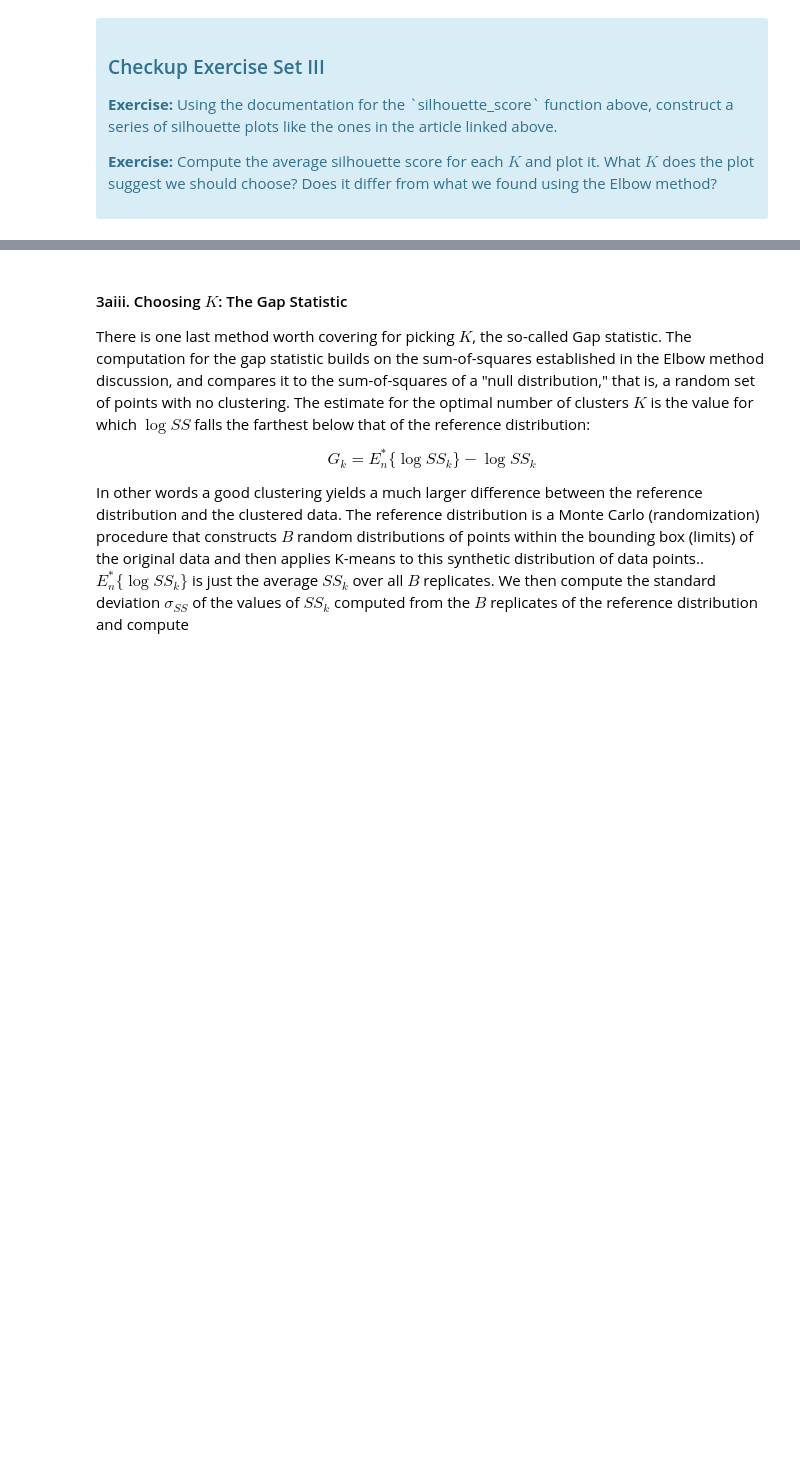
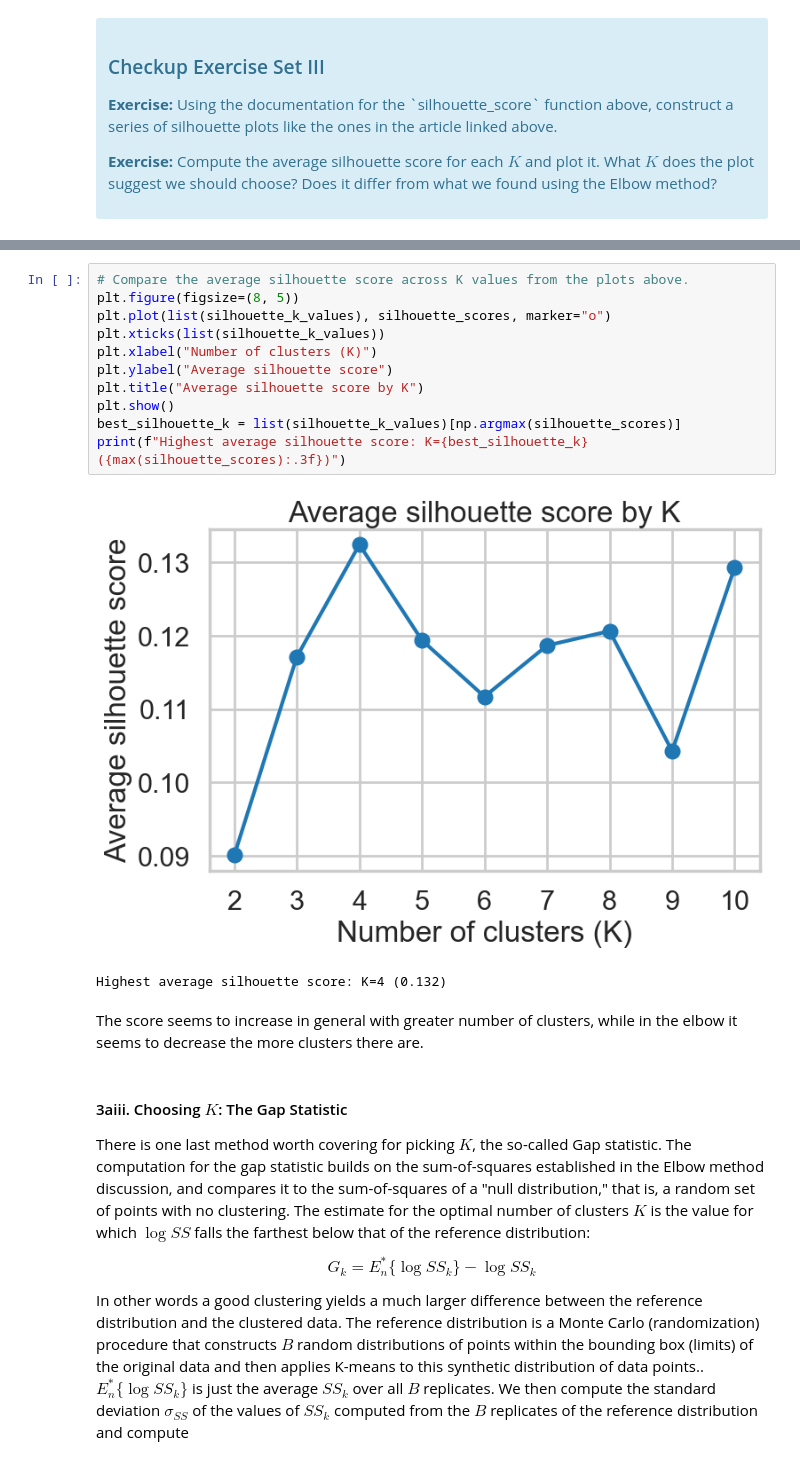
Before and after one commit to BruSalSprouts/Clustering_Case_Study_updated_10_15_2020, a Jupyter notebook: Clustering Case Study - Customer Segmentation with K-Means - Tier 3.ipynb, the cells around one changed output, grey strips where cells are left out. Cells and saved outputs as stored; diff of their text form; blank space fills up the shorter version.

```diff
--- a/Clustering Case Study - Customer Segmentation with K-Means - Tier 3.ipynb
+++ b/Clustering Case Study - Customer Segmentation with K-Means - Tier 3.ipynb
@@ -189,3 +262,19 @@ Source: http://www.stat.berkeley.edu/~spector/s133/Clus.html
+# %%
+# Compare the average silhouette score across K values from the plots above.
+plt.figure(figsize=(8, 5))
+plt.plot(list(silhouette_k_values), silhouette_scores, marker="o")
+plt.xticks(list(silhouette_k_values))
+plt.xlabel("Number of clusters (K)")
+plt.ylabel("Average silhouette score")
+plt.title("Average silhouette score by K")
+plt.show()
+best_silhouette_k = list(silhouette_k_values)[np.argmax(silhouette_scores)]
+print(f"Highest average silhouette score: K={best_silhouette_k} ({max(silhouette_scores):.3f})")
+# %% [output]
+[figure, added]
+Highest average silhouette score: K=4 (0.132)
+# %% [markdown]
+The score seems to increase in general with greater number of clusters, while in the elbow it seems to decrease the more clusters there are.
 # %% [markdown]
 #### 3aiii.  Choosing $K$: The Gap Statistic
 
```
Also changed, not shown: parts of 19 cells of this notebook.
